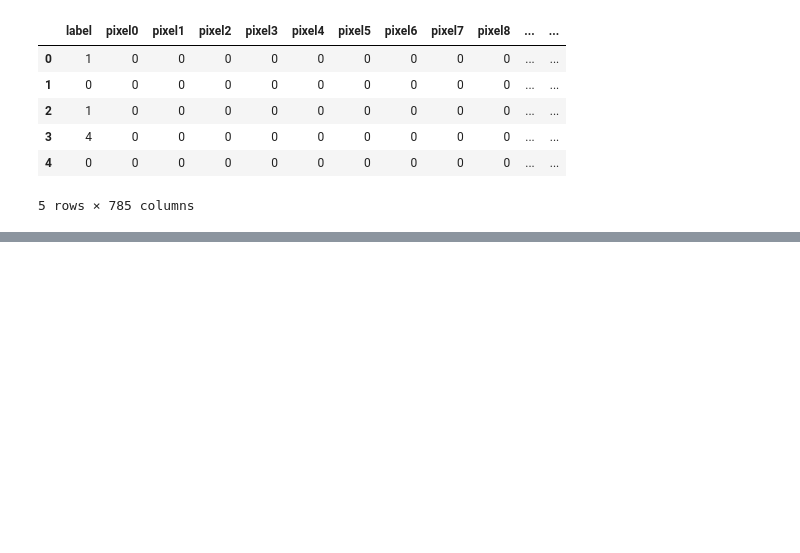
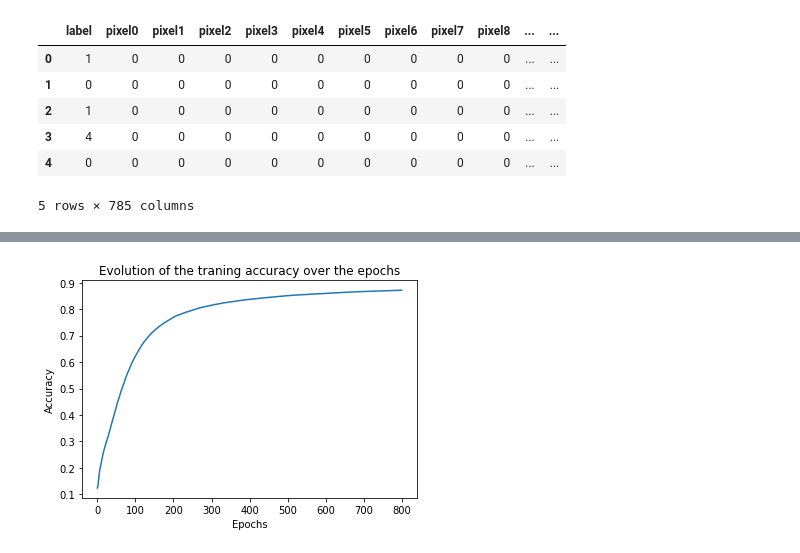
Before and after one commit to LuisAlcalaPerez/CNN-from-scratch, a Jupyter notebook: notebook.ipynb, the cells around one changed output, grey strips where cells are left out. Cells and saved outputs as stored; diff of their text form; code cells hidden in the pictures; blank space fills up the shorter version.

Commit message:
added training and plots

```diff
--- a/notebook.ipynb
+++ b/notebook.ipynb
@@ -35,10 +35,10 @@ X_train = X_train / 255.
 # %%
 # initialise all the parameters we need
 def init_params():
-    W1 = np.random.randn(10, 784)
-    b1 = np.random.randn(10, 1)
+    W1 = np.random.rand(10, 784) - 0.5
+    b1 = np.random.rand(10, 1) - 0.5
 
-    W2 = np.random.randn(10, 10)
-    b2 = np.random.randn(10, 1)
+    W2 = np.random.rand(10, 10) - 0.5
+    b2 = np.random.rand(10, 1) - 0.5
 
     return W1, b1, W2, b2
@@ -104,14 +97,19 @@ def upd_params(W1, b1, W2, b2, dW1, db1, dW2, db2, alpha):
 # define the gradient descent method
 def grad_descent(X, Y, iter, alpha):
     W1, b1, W2, b2 = init_params()
+
+    accuracy = []
 
     for i in range(iter):
         Z1, A1, Z2, A2 = forward(W1, b1, W2, b2, X)
         dW1, db1, dW2, db2 = back_propagation(Z1, A1, Z2, A2, W2, X, Y)
         W1, b1, W2, b2 = upd_params(W1, b1, W2, b2, dW1, db1, dW2, db2, alpha)
 
+        accuracy.append(get_accuracy(get_preds(A2), Y))
+
         if i % 50 == 0:
             print('Iteration: ', i)
-            print('Accuracy: ', get_accuracy(get_preds(A2), Y))
+            print('Accuracy: ', accuracy[-1])
+            print('--------------------------------------')
 
-    return W1, b1, W2, b2
+    return accuracy, W1, b1, W2, b2
@@ -137,0 +147,6 @@ Accuracy:  0.4712682926829268
+# %%
+# Training
+ITER = 800
+ALPHA = 0.1
+
+accuracy, W1, b1, W2, b2 = grad_descent(X_train, Y_train, ITER, ALPHA)
@@ -137,0 +172,10 @@ Accuracy:  0.4712682926829268
+# %%
+# plot the evolution of the accuracy over the epochs
+plt.figure()
+plt.plot(np.arange(ITER), accuracy)
+plt.title('Evolution of the traning accuracy over the epochs')
+plt.xlabel('Epochs')
+plt.ylabel('Accuracy')
+plt.show()
+# %% [output]
+[figure, added]
```
Also changed, not shown: parts of 7 cells of this notebook.
